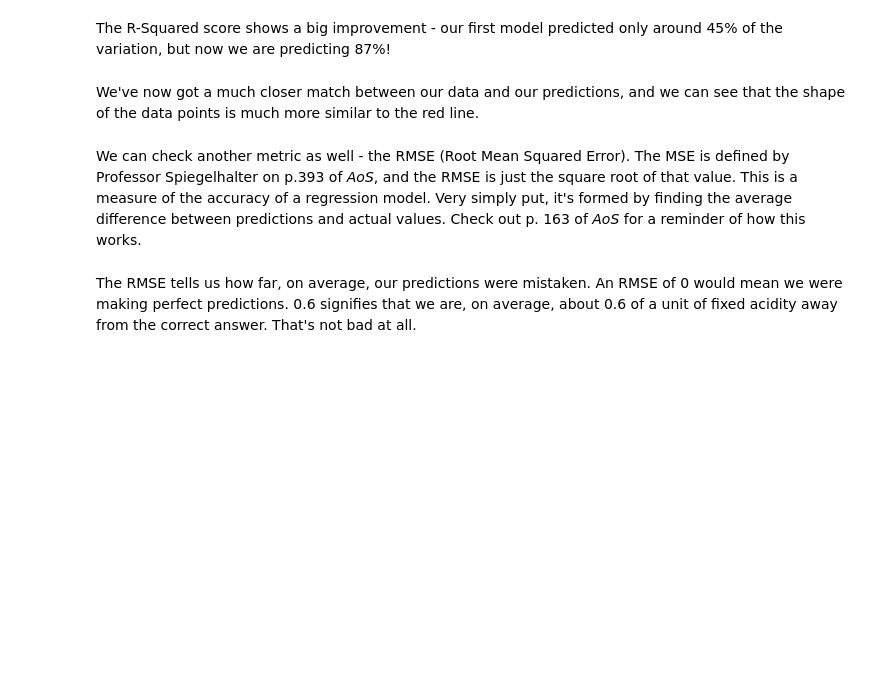
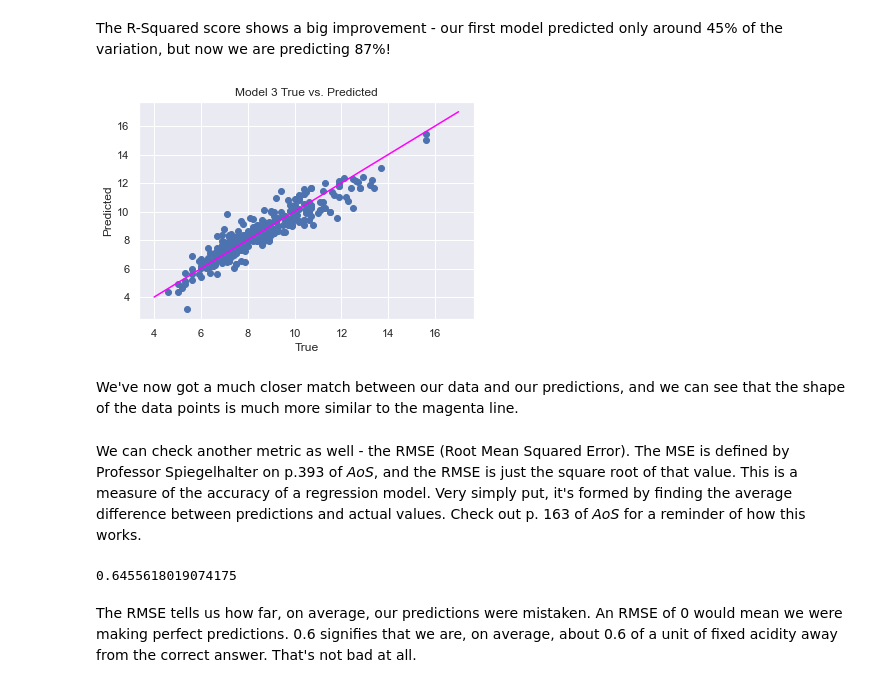
Before and after one commit to GwenToves/SpringBoard, a Jupyter notebook: Linear Regression - Case Study/11.4.1 Case Study - Linear Regression/Springboard Regression Case Study - the Red Wine Dataset - Tier 3.ipynb, the cells around one changed output. Saved outputs shown, nothing was run; the diff lists cells and outputs as text; code cells hidden in the pictures; blank space fills up the shorter version.

```diff
--- a/Linear Regression - Case Study/11.4.1 Case Study - Linear Regression/Springboard Regression Case Study - the Red Wine Dataset - Tier 3.ipynb
+++ b/Linear Regression - Case Study/11.4.1 Case Study - Linear Regression/Springboard Regression Case Study - the Red Wine Dataset - Tier 3.ipynb
@@ -408,20 +412,20 @@ Remember, as Professor Spiegelhalter explains on p.132 of *AoS*, including more
 # Create test and train datasets
 # This is again very similar, but now we include more columns in the predictors
 # Include all columns from data in the explanatory variables X except fixed.acidity and quality (which was an integer)
-_ _ _
+X = df.drop(columns=['quality', 'fixed.acidity'])
+Y = df[['fixed.acidity']]
 
 # Create constants for X, so the model knows its bounds
-_ _ _
-
+X = sm.add_constant(X)
 
 # Split the data
-_ _ _
+X_train, X_test, y_train, y_test = train_test_split(X, Y, random_state=69, test_size=0.25, shuffle=True)
 # %%
 # We can use almost identical code to create the third model, because it is the same algorithm, just different inputs
 # Create the model
-_ _ _
+Model3 = sm.OLS(Y, X)
 
 # Fit the model
-_ _ _
+Model3_results = Model3.fit()
 # %%
 # Evaluate the model
@@ -430,4 +465,4 @@ _ _ _
 The R-Squared score shows a big improvement - our first model predicted only around 45% of the variation, but now we are predicting 87%!
 # %%
 # Use our new model to make predictions
-_ _ _
+y_pred3 = Model3_results.predict(X_test)
@@ -444,4 +469,18 @@ _ _ _
+# %%
+# Plot the predictions
+# Build a scatterplot
+plt.scatter(y_test, y_pred3)
+
+# Add a line for perfect correlation
+plt.plot([x for x in range(4, 18)], [y for y in range(4, 18)], color='magenta')
+
+# Label it nicely
+plt.title('Model 3 True vs. Predicted')
+plt.xlabel('True')
+plt.ylabel('Predicted');
+# %% [output]
+[figure, added]
 # %% [markdown]
-We've now got a much closer match between our data and our predictions, and we can see that the shape of the data points is much more similar to the red line.
+We've now got a much closer match between our data and our predictions, and we can see that the shape of the data points is much more similar to the magenta line.
 # %% [markdown]
 We can check another metric as well - the RMSE (Root Mean Squared Error). The MSE is defined by Professor Spiegelhalter on p.393 of *AoS*, and the RMSE is just the square root of that value. This is a measure of the accuracy of a regression model. Very simply put, it's formed by finding the average difference between predictions and actual values. Check out p. 163 of *AoS* for a reminder of how this works.
@@ -451,9 +502,15 @@ _ _ _
 # %%
 # Get predictions from rModel3
-_ _ _
+# y_pred3
 
 # Put the predictions & actual values into a dataframe
-_ _ _
+df2 = pd.DataFrame()
+df2['Predicted'] = y_pred3
+df2['True'] = y_test
+
+rmse(df2['True'], df2['Predicted'])
+# %% [output]
+0.6455618019074175
 # %% [markdown]
 The RMSE tells us how far, on average, our predictions were mistaken. An RMSE of 0 would mean we were making perfect predictions. 0.6 signifies that we are, on average, about 0.6 of a unit of fixed acidity away from the correct answer. That's not bad at all.
 # %% [markdown]
```
Also changed, not shown: parts of 9 cells of this notebook.
